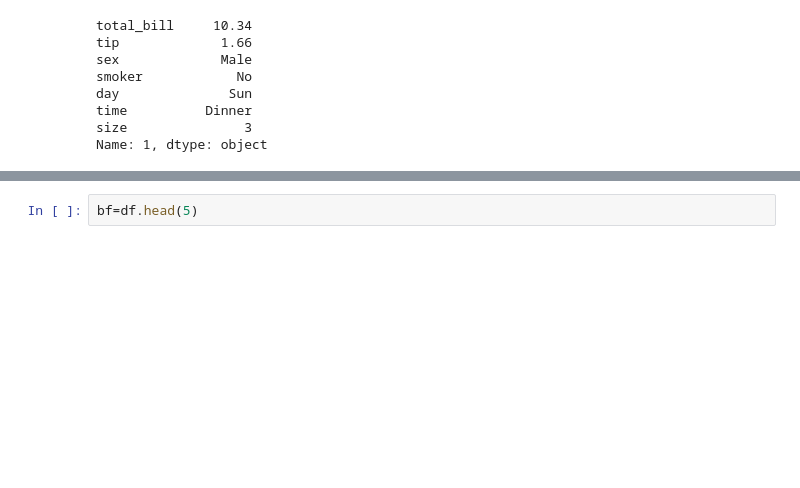
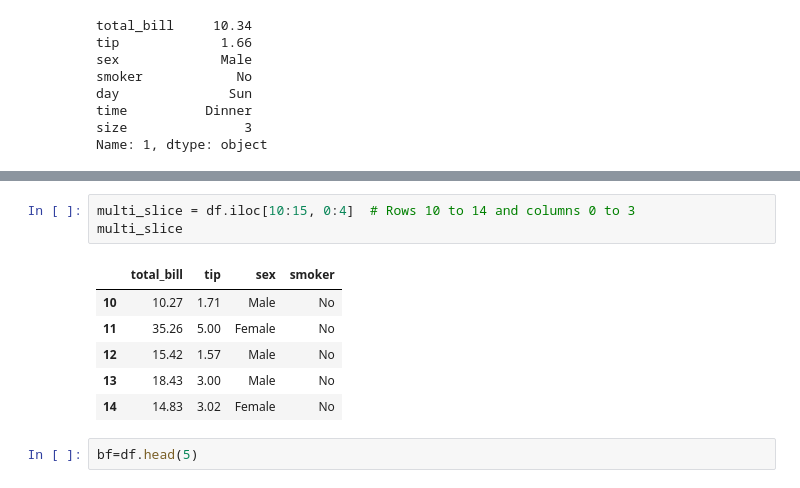
Before and after one commit to RaghuVamsi5546/Python_Libraries_Practice, a Jupyter notebook: pandas_practice.ipynb, the cells around one changed output, grey strips where cells are left out. Saved outputs shown, nothing was run; the diff lists cells and outputs as text; blank space fills up the shorter version.

```diff
--- a/pandas_practice.ipynb
+++ b/pandas_practice.ipynb
@@ -151,3 +231,13 @@ Name: 1, dtype: object
+# %%
+multi_slice = df.iloc[10:15, 0:4]  # Rows 10 to 14 and columns 0 to 3
+multi_slice
+# %% [output]
+|  | total_bill | tip | sex | smoker |
+| 10 | 10.27 | 1.71 | Male | No |
+| 11 | 35.26 | 5.00 | Female | No |
+| 12 | 15.42 | 1.57 | Male | No |
+| 13 | 18.43 | 3.00 | Male | No |
+| 14 | 14.83 | 3.02 | Female | No |
 # %%
 bf=df.head(5)
 # %%
```
Also changed, not shown: parts of 17 cells of this notebook.
